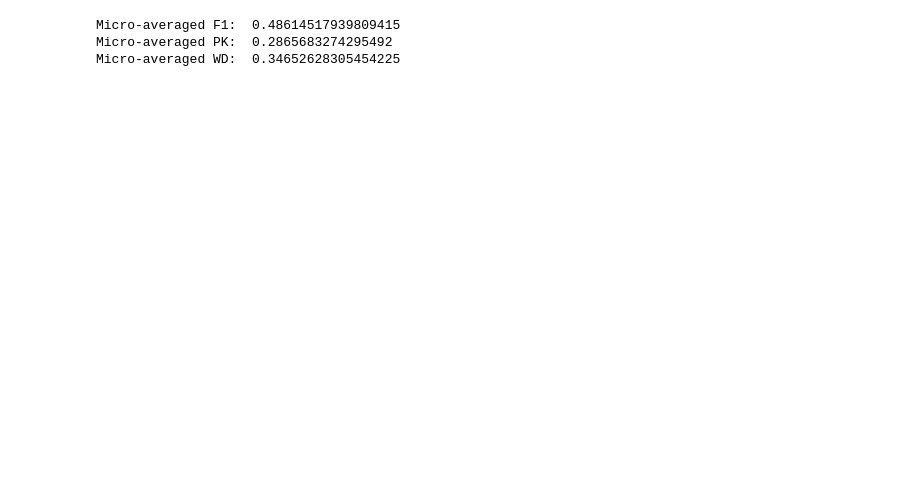
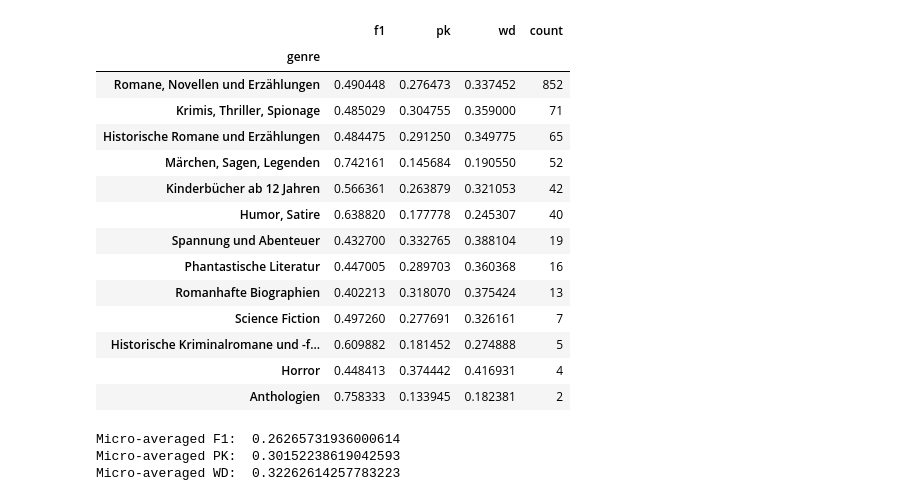
Before and after one commit to MzudemO/chapter-segmentation, a Jupyter notebook: onetime_scripts/evaluate_predictions.ipynb, the cells around one changed output. Drawn from its saved outputs; the diff is of its cells as text; code cells hidden in the pictures; blank space fills up the shorter version.

Commit message:
genre grouped eval

```diff
--- a/onetime_scripts/evaluate_predictions.ipynb
+++ b/onetime_scripts/evaluate_predictions.ipynb
@@ -36,16 +51,20 @@ pred_df.head()
 # %%
-def calc_f1_score(df: pd.DataFrame) -> float:
+import json
+from sklearn.metrics import f1_score
+from nltk.metrics import segmentation
+
+def calc_f1_score(df: pd.DataFrame, prediction_column: str) -> float:
     # class 0 (chapter break) is relevant for us
     return f1_score(
         df["labels"].replace([1, 0], value=[False, True]),
-        df["prediction"].replace([True, False], value=[False, True]),
+        df[prediction_column].replace([True, False], value=[False, True]),
     )
 
 
-def calc_pk_wd(df: pd.DataFrame) -> tuple:
+def calc_pk_wd(df: pd.DataFrame, prediction_column: str) -> tuple:
     # class 0 (no continuation) should denote chapter break, metrics assume 1
     labels = df["labels"].replace([1, 0], value=[0, 1])
-    predictions = df["prediction"].replace([True, False], value=[0, 1])
+    predictions = df[prediction_column].replace([True, False], value=[0, 1])
     labels = "".join(map(str, labels))
     predictions = "".join(map(str, predictions))
     # k should be half average reference segment length
@@ -56,14 +75,13 @@ def calc_pk_wd(df: pd.DataFrame) -> tuple:
     windowdiff = segmentation.windowdiff(labels, predictions, k=k)
     return pk, windowdiff
 
-def calculate_metrics(df: pd.DataFrame) -> pd.DataFrame:
+def calculate_metrics(df: pd.DataFrame, prediction_column: str) -> pd.DataFrame:
     results = []
     for book in tqdm(df["book_path"].unique()):
         book_df = df[df["book_path"] == book]
-        f1 = calc_f1_score(book_df)
-        pk, windowdiff = calc_pk_wd(book_df)
-        results.append({"book": book, "f1": f1, "pk": pk, "wd": windowdiff})
+        f1 = calc_f1_score(book_df, prediction_column)
+        pk, windowdiff = calc_pk_wd(book_df, prediction_column)
+        with open(f"../corpus/{book}", "r") as f:
+            genre = json.load(f)["genre"]
+        results.append({"book": book, "f1": f1, "pk": pk, "wd": windowdiff, "genre": genre})
     return pd.DataFrame(results)
-
-results_df = calculate_metrics(pred_df)
-results_df.head()
@@ -76,0 +88,7 @@ results_df.head()
+# %%
+top_n_df = calculate_metrics(pred_df, "top_n_prediction")
+print(top_n_df.head())
+
+print("Micro-averaged F1: ", top_n_df["f1"].mean())
+print("Micro-averaged PK: ", top_n_df["pk"].mean())
+print("Micro-averaged WD: ", top_n_df["wd"].mean())
@@ -77,8 +112,35 @@ results_df.head()
+# %%
+genre_grouped = top_n_df.groupby(["genre"])
+f1 = genre_grouped["f1"].mean()
+pk = genre_grouped["pk"].mean()
+wd = genre_grouped["wd"].mean()
+count = genre_grouped["book"].count()
+result = pd.concat([f1, pk, wd, count], axis=1).rename(columns={"book": "count"})
+result.sort_values(by="count", ascending=False)
+# %% [output]
+|  | f1 | pk | wd | count |
+| genre |  |  |  |  |
+| Romane, Novellen und Erzählungen | 0.490448 | 0.276473 | 0.337452 | 852 |
+| Krimis, Thriller, Spionage | 0.485029 | 0.304755 | 0.359000 | 71 |
+| Historische Romane und Erzählungen | 0.484475 | 0.291250 | 0.349775 | 65 |
+| Märchen, Sagen, Legenden | 0.742161 | 0.145684 | 0.190550 | 52 |
+| Kinderbücher ab 12 Jahren | 0.566361 | 0.263879 | 0.321053 | 42 |
+| Humor, Satire | 0.638820 | 0.177778 | 0.245307 | 40 |
+| Spannung und Abenteuer | 0.432700 | 0.332765 | 0.388104 | 19 |
+| Phantastische Literatur | 0.447005 | 0.289703 | 0.360368 | 16 |
+| Romanhafte Biographien | 0.402213 | 0.318070 | 0.375424 | 13 |
+| Science Fiction | 0.497260 | 0.277691 | 0.326161 | 7 |
+| Historische Kriminalromane und -f... | 0.609882 | 0.181452 | 0.274888 | 5 |
+| Horror | 0.448413 | 0.374442 | 0.416931 | 4 |
+| Anthologien | 0.758333 | 0.133945 | 0.182381 | 2 |
 # %%
-print("Micro-averaged F1: ", results_df["f1"].mean())
-print("Micro-averaged PK: ", results_df["pk"].mean())
-print("Micro-averaged WD: ", results_df["wd"].mean())
+local_df = calculate_metrics(pred_df, "local_prediction")
+local_df.head()
+
+print("Micro-averaged F1: ", local_df["f1"].mean())
+print("Micro-averaged PK: ", local_df["pk"].mean())
+print("Micro-averaged WD: ", local_df["wd"].mean())
 # %% [output]
-Micro-averaged F1:  0.48614517939809415
-Micro-averaged PK:  0.2865683274295492
-Micro-averaged WD:  0.34652628305454225
+Micro-averaged F1:  0.26265731936000614
+Micro-averaged PK:  0.30152238619042593
+Micro-averaged WD:  0.32262614257783223
```
Also changed, not shown: parts of 7 cells of this notebook, 2 other files.
